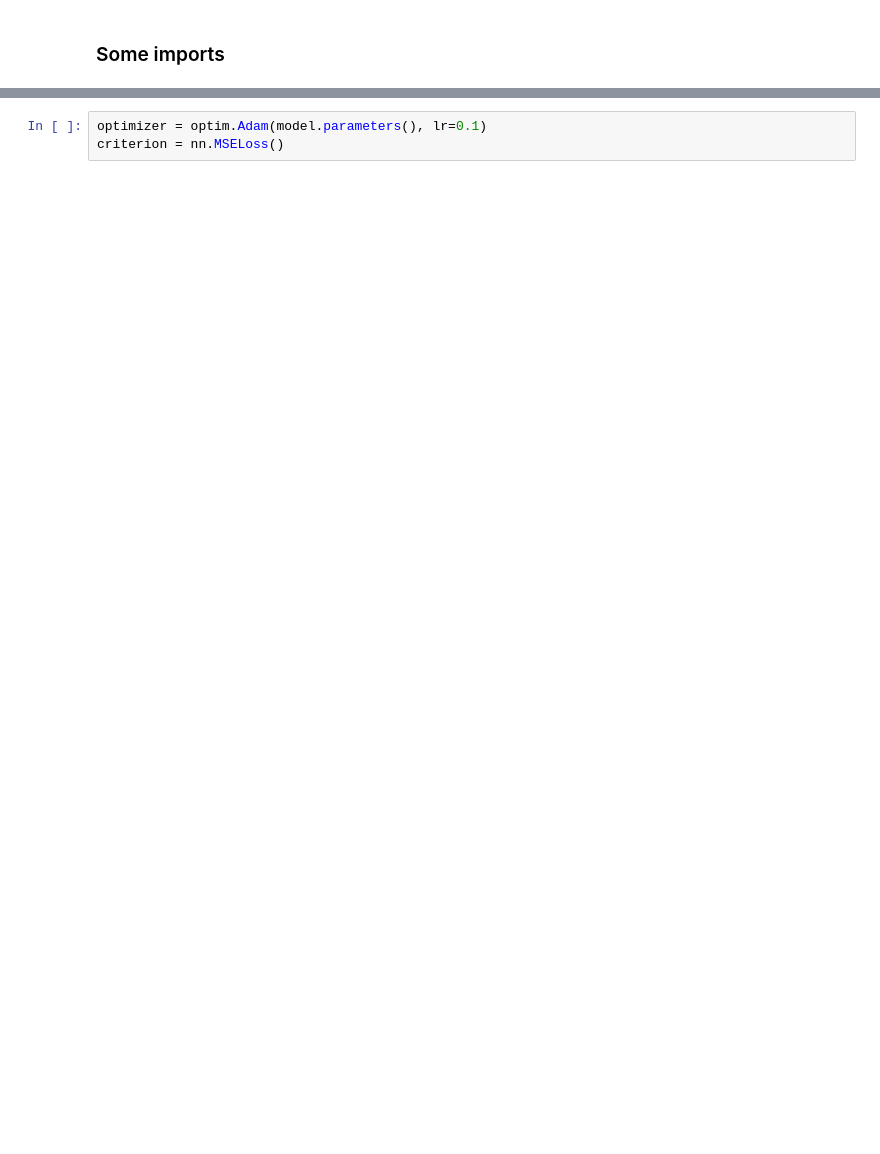
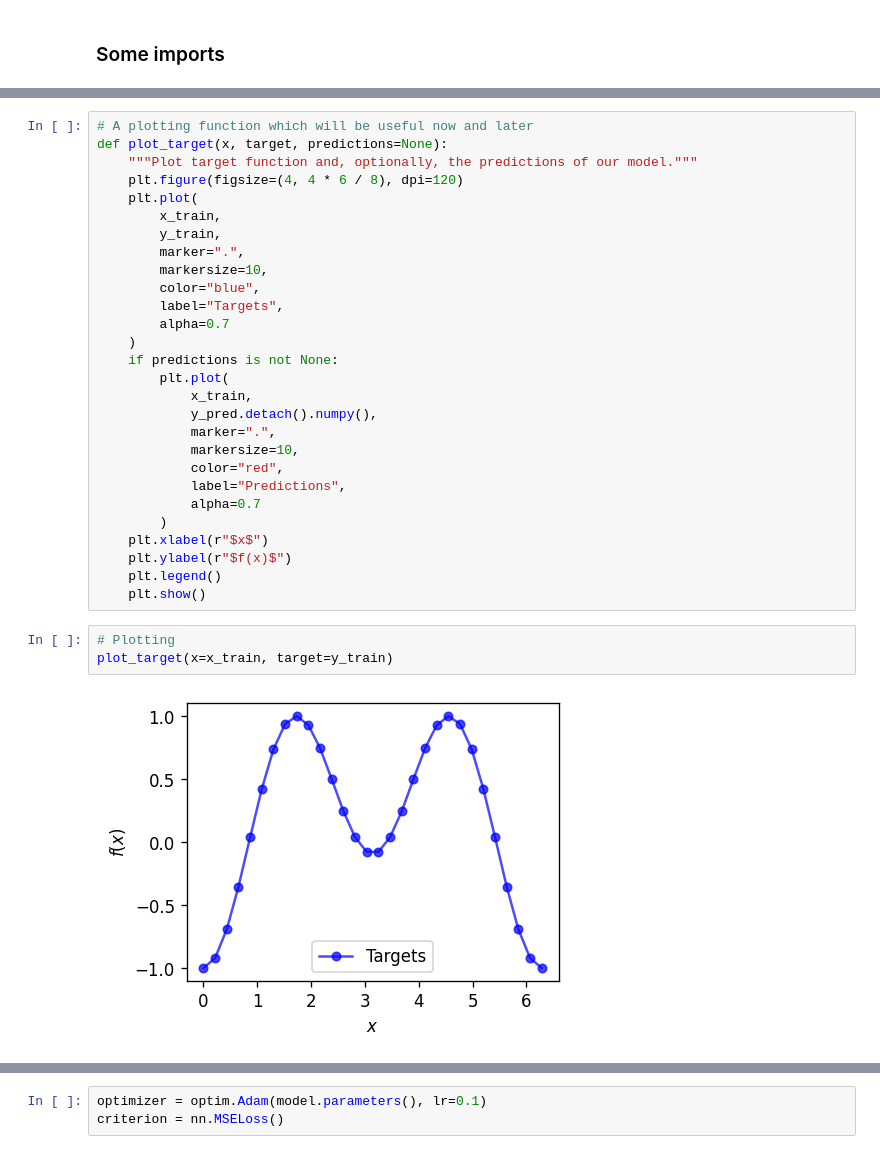
Before and after one commit to qiboteam/qiboml, a Jupyter notebook: doc/source/tutorials/data_reuploading.ipynb, the cells around one changed output, grey strips where cells are left out. Saved outputs shown, nothing was run; the diff lists cells and outputs as text; blank space fills up the shorter version.

```diff
--- a/doc/source/tutorials/data_reuploading.ipynb
+++ b/doc/source/tutorials/data_reuploading.ipynb
@@ -26,3 +41,36 @@ from qiboml.operations.differentiation import PSR, Jax
+# %%
+# A plotting function which will be useful now and later
+def plot_target(x, target, predictions=None):
+    """Plot target function and, optionally, the predictions of our model."""
+    plt.figure(figsize=(4, 4 * 6 / 8), dpi=120)
+    plt.plot(
+        x_train,
+        y_train,
+        marker=".",
+        markersize=10,
+        color="blue",
+        label="Targets",
+        alpha=0.7
+    )
+    if predictions is not None:
+        plt.plot(
+            x_train,
+            y_pred.detach().numpy(),
+            marker=".",
+            markersize=10,
+            color="red",
+            label="Predictions",
+            alpha=0.7
+        )
+    plt.xlabel(r"$x$")
+    plt.ylabel(r"$f(x)$")
+    plt.legend()
+    plt.show()
+# %%
+# Plotting
+plot_target(x=x_train, target=y_train)
+# %% [output]
+[figure, added]
 # %% [markdown]
 ### The circuit's building blocks
 
```
Also changed, not shown: parts of 23 cells of this notebook.
